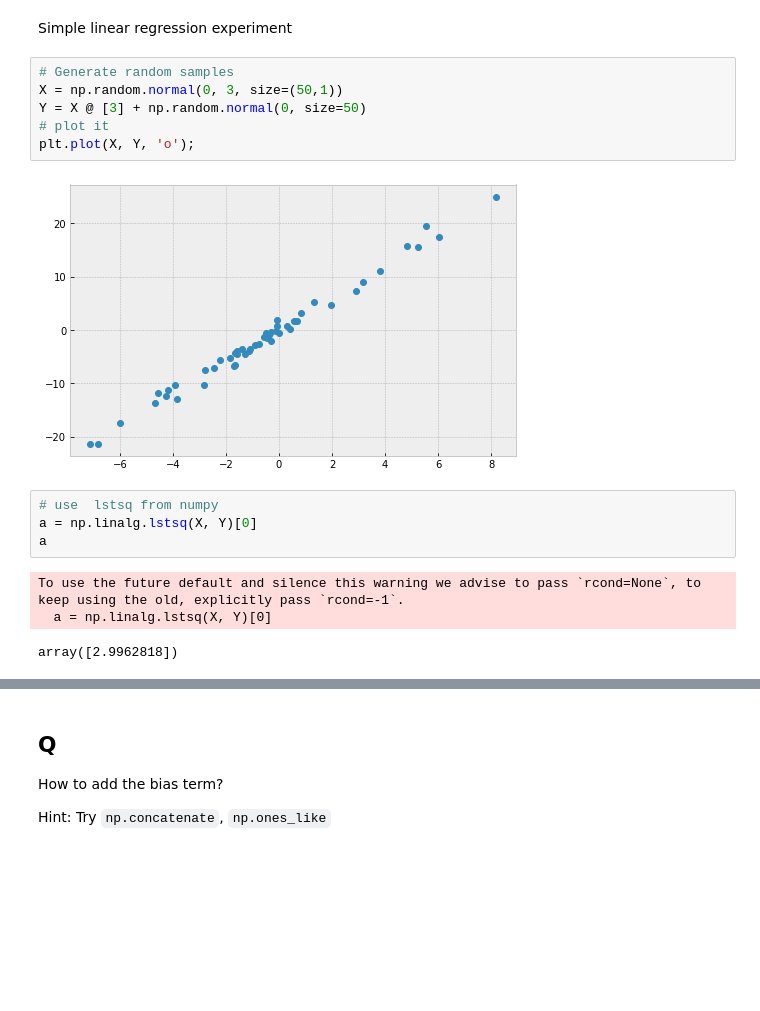
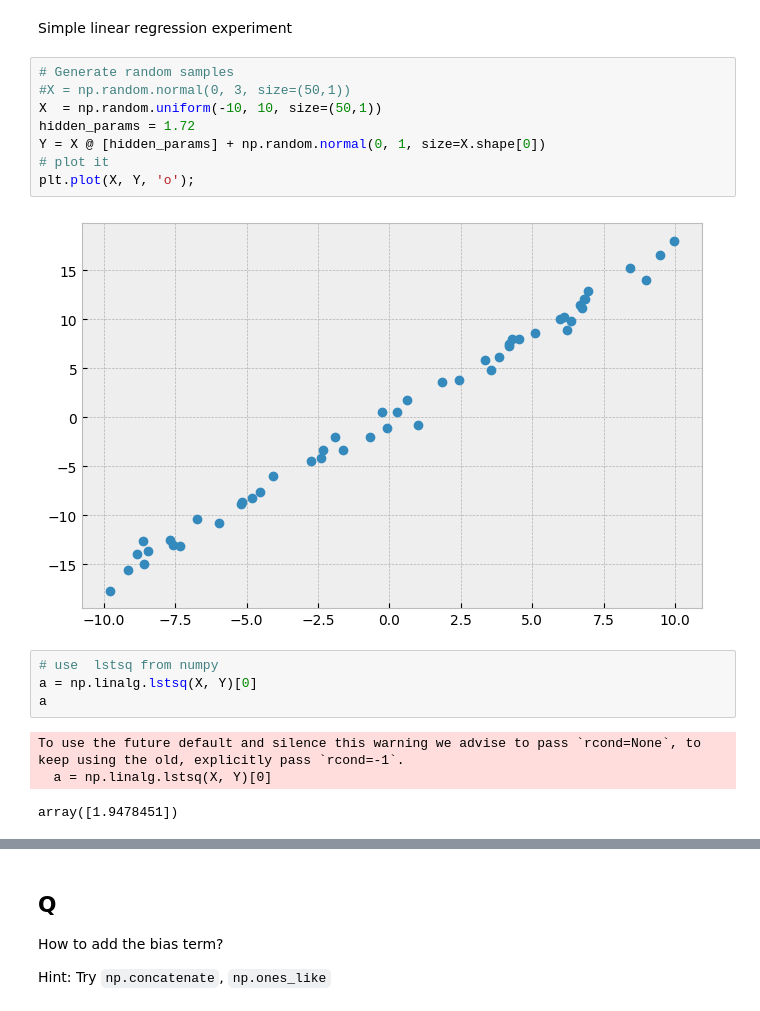
Before and after one commit to tjwei/AICA30019, a Jupyter notebook: 02-machine_learning_part_1_2/02-Linear Regression.ipynb, the cells around one changed output, grey strips where cells are left out. Drawn from its saved outputs; the diff is of its cells as text; blank space fills up the shorter version.

```diff
--- a/02-machine_learning_part_1_2/02-Linear Regression.ipynb
+++ b/02-machine_learning_part_1_2/02-Linear Regression.ipynb
@@ -12,12 +12,14 @@ matplotlib.rcParams['figure.figsize']=(8,5)
 Simple linear regression experiment
 # %%
 # Generate random samples
-X = np.random.normal(0, 3, size=(50,1))
-Y = X @ [3] + np.random.normal(0, size=50)
+#X = np.random.normal(0, 3, size=(50,1))
+X  = np.random.uniform(-10, 10, size=(50,1))
+hidden_params = 1.72
+Y = X @ [hidden_params] + np.random.normal(0, 1, size=X.shape[0])
 # plot it
 plt.plot(X, Y, 'o');
 # %% [output]
-[figure, old version]
+[figure, new version]
 # %%
 # use  lstsq from numpy
 a = np.linalg.lstsq(X, Y)[0]
@@ -25,7 +27,7 @@ a
 # %% [output]
 To use the future default and silence this warning we advise to pass `rcond=None`, to keep using the old, explicitly pass `rcond=-1`.
   a = np.linalg.lstsq(X, Y)[0]
-array([2.9962818])
+array([1.9478451])
 # %%
 # let us plot it
 plt.plot(X, Y, 'o')
```
Also changed, not shown: parts of 14 cells of this notebook.
